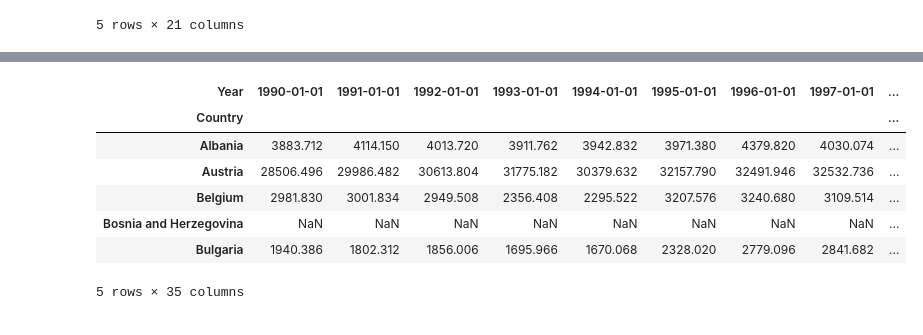
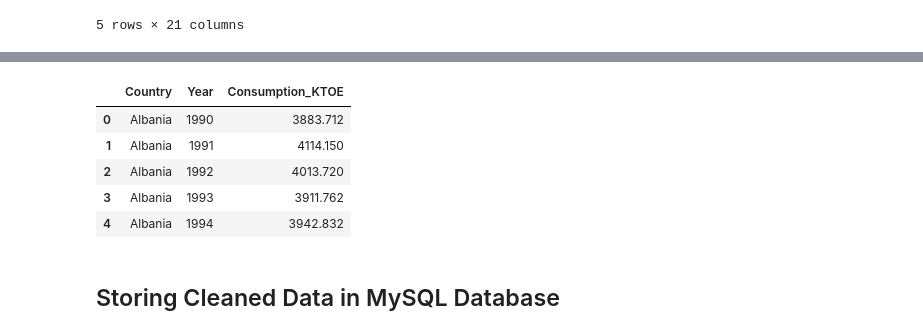
Before and after one commit to AnnaLozenko/PFDA_Project, a Jupyter notebook: eu_energy_sources_analysis.ipynb, the cells around one changed output, grey strips where cells are left out. Cells and saved outputs as stored; diff of their text form; code cells hidden in the pictures.

Commit message:
SQL database connection, first plots

```diff
--- a/eu_energy_sources_analysis.ipynb
+++ b/eu_energy_sources_analysis.ipynb
@@ -211,12 +224,12 @@ natural_gas_pivot.head()
 # %%
-renewables_pivot = clean_and_pivot(renewables_df)
-renewables_pivot.head()
+renewables_clean = clean_data(renewables_df)
+renewables_clean.head()
 # %% [output]
-| Year | 1990-01-01 | 1991-01-01 | 1992-01-01 | 1993-01-01 | 1994-01-01 | 1995-01-01 | 1996-01-01 | 1997-01-01 | ... |
-| Country |  |  |  |  |  |  |  |  | ... |
-| Albania | 3883.712 | 4114.150 | 4013.720 | 3911.762 | 3942.832 | 3971.380 | 4379.820 | 4030.074 | ... |
-| Austria | 28506.496 | 29986.482 | 30613.804 | 31775.182 | 30379.632 | 32157.790 | 32491.946 | 32532.736 | ... |
-| Belgium | 2981.830 | 3001.834 | 2949.508 | 2356.408 | 2295.522 | 3207.576 | 3240.680 | 3109.514 | ... |
-| Bosnia and Herzegovina | NaN | NaN | NaN | NaN | NaN | NaN | NaN | NaN | ... |
-| Bulgaria | 1940.386 | 1802.312 | 1856.006 | 1695.966 | 1670.068 | 2328.020 | 2779.096 | 2841.682 | ... |
+|  | Country | Year | Consumption_KTOE |
+| 0 | Albania | 1990 | 3883.712 |
+| 1 | Albania | 1991 | 4114.150 |
+| 2 | Albania | 1992 | 4013.720 |
+| 3 | Albania | 1993 | 3911.762 |
+| 4 | Albania | 1994 | 3942.832 |
-5 rows × 35 columns
+# %% [markdown]
+## Storing Cleaned Data in MySQL Database
```
Also changed, not shown: parts of 31 cells of this notebook.
